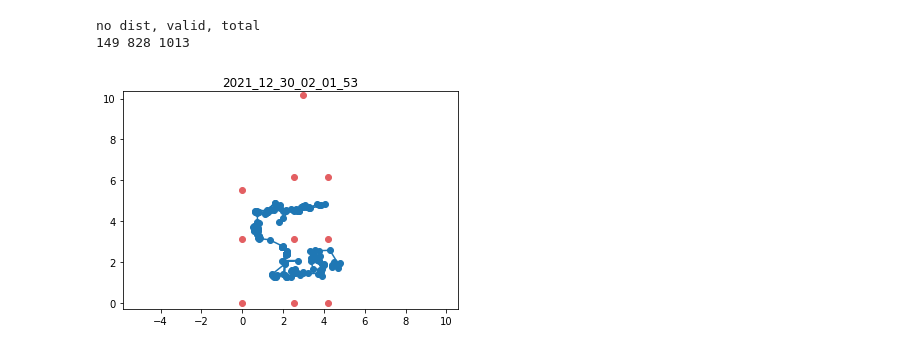
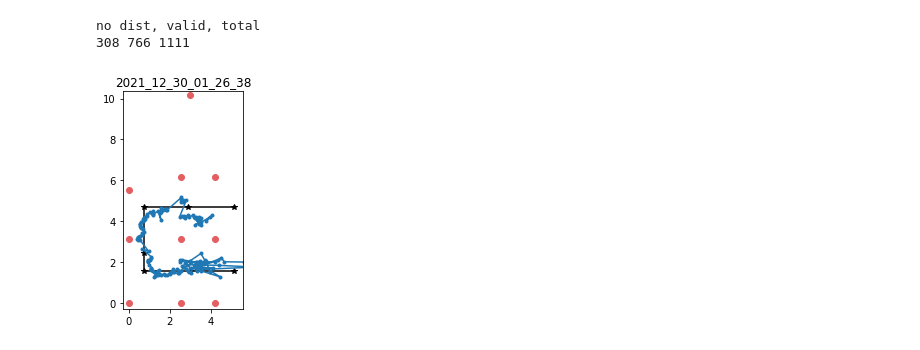
Before and after one commit to cuza22/UWB_DWS3000_multiple, a Jupyter notebook: Trilateration/trilateration.ipynb, the cells around one changed output. Drawn from its saved outputs; the diff is of its cells as text; code cells hidden in the pictures.

```diff
--- a/Trilateration/trilateration.ipynb
+++ b/Trilateration/trilateration.ipynb
@@ -4,8 +4,9 @@ from easy_trilateration.least_squares import easy_least_squares
 from easy_trilateration.graph import *
 import pandas as pd
 
-FILEDATE = '2021_12_30_02_01_53'
+FILEDATE = '2021_12_30_01_26_38'
 NUM_OF_ANCHORS = 10
+ROUTE_NUM = '2'
 # %%
 arr = [Circle(x=100, y=100, r=50),
 Circle(x=100, y=50, r=50),
@@ -128,27 +129,40 @@ print('no dist, valid, total')
 print(dist_not_valid, valid_data, data.shape[0])
 # %% [output]
 no dist, valid, total
-149 828 1013
+308 766 1111
+# %%
+route_1 = [(5.15, 4.7), (2.9, 4.7), (0.75, 4.7), (0.75, 7.1), (0.75, 8), (3, 8), (3.9, 8)]
+route_2 = [(5.15, 4.7), (2.9, 4.7), (0.75, 4.7), (0.75, 2.45), (0.75, 1.55), (3, 1.55), (5.15, 1.55)]
+route = {'NONE':[], 1: route_1, 2: route_2}
+
+route_x = []
+route_y = []
+
+for x, y in route[ROUTE_NUM]:
+    route_x.append(x)
+    route_y.append(y)
 # %%
 import matplotlib.pyplot as plt
 
 fig = plt.figure()
 ax = plt.axes()
-ax.axis('equal')
-# ax.axis.set(xlim=(-0.3, 5), ylim=(-0.3, 10.35))
-plt.xlim(-0.3, 5)
+plt.xlim(-0.3, 5.6)
 plt.ylim(-0.3, 10.35)
+plt.gca().set_aspect('equal')
 
-x = coord_x
-y = coord_y
-
-ax.plot(x, y, marker='o')
+# title
 plt.title(FILEDATE)
 
 # plot anchors
 for x, y in anchors:
     ax.plot(x, y, color= '#e35f62', marker='o')
 
+# plot route
+ax.plot(route_x, route_y, color='black', marker='*')
+
+# plot real data
+ax.plot(coord_x, coord_y, marker='.')
+
 plt.show()
 # %% [output]
-[figure, old version]
+[figure, new version]
```
Also changed, not shown: parts of 2 cells of this notebook, 1 other file.
